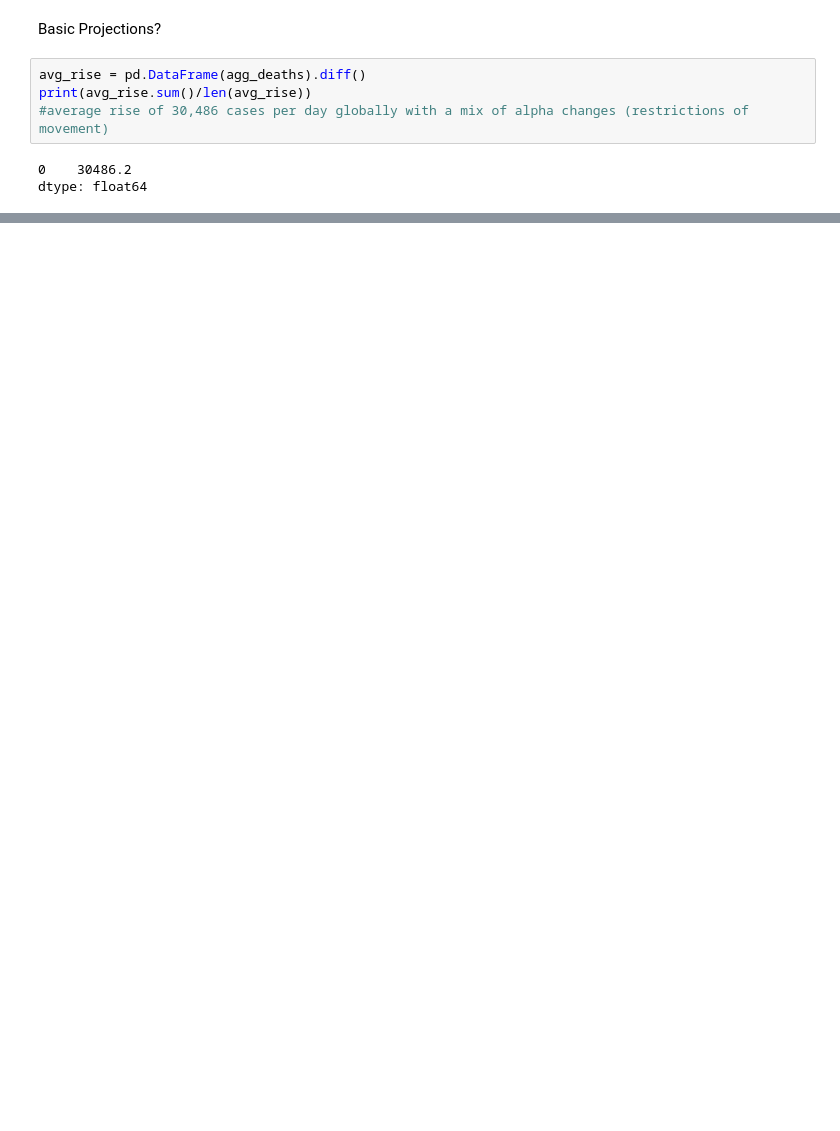
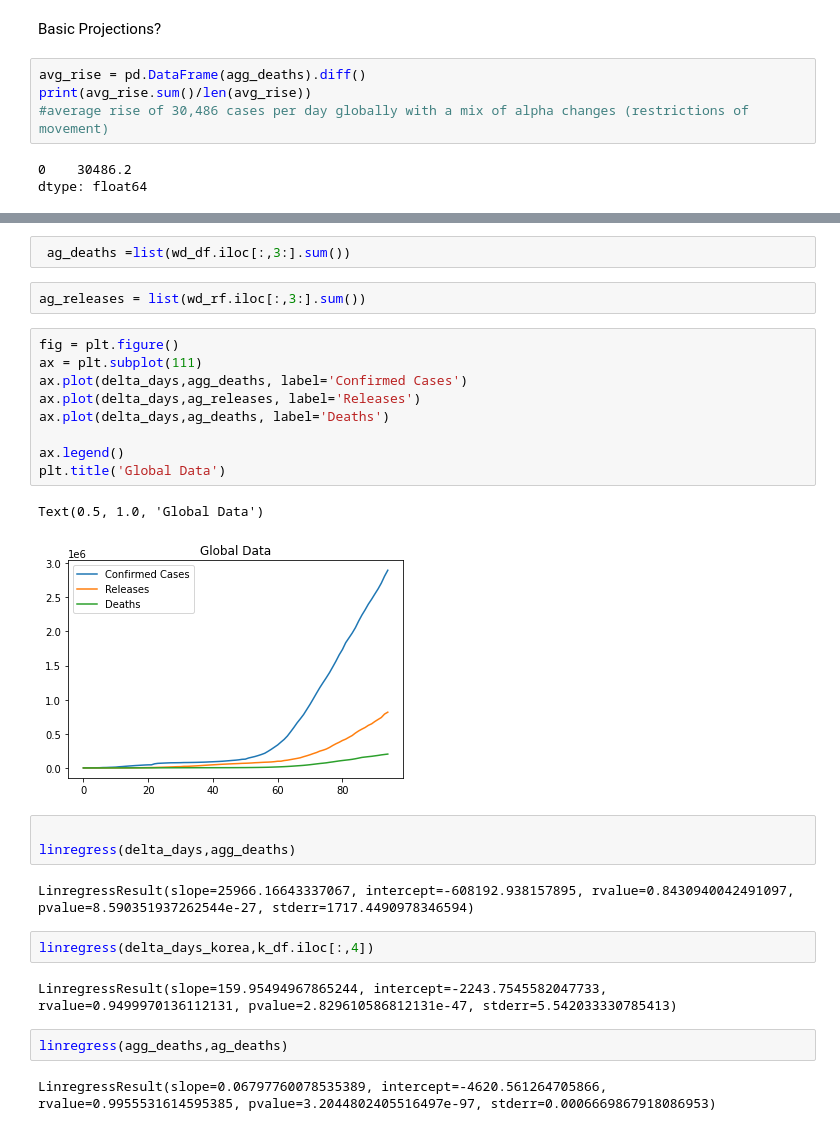
Before and after one commit to RahulBatra065/Report-on-Covid-19, a Jupyter notebook: nb.ipynb, the cells around one changed output, grey strips where cells are left out. Cells and saved outputs as stored; diff of their text form; blank space fills up the shorter version.

```diff
--- a/nb.ipynb
+++ b/nb.ipynb
@@ -133,0 +197,29 @@ theoretically plotting the average rise ignoring the SIR model primarily due to
+# %%
+ ag_deaths =list(wd_df.iloc[:,3:].sum())
+# %%
+ag_releases = list(wd_rf.iloc[:,3:].sum())
+# %%
+fig = plt.figure()
+ax = plt.subplot(111)
+ax.plot(delta_days,agg_deaths, label='Confirmed Cases')
+ax.plot(delta_days,ag_releases, label='Releases')
+ax.plot(delta_days,ag_deaths, label='Deaths')
+
+ax.legend()
+plt.title('Global Data')
+# %% [output]
+Text(0.5, 1.0, 'Global Data')
+[figure, added]
+# %%
+
+linregress(delta_days,agg_deaths)
+# %% [output]
+LinregressResult(slope=25966.16643337067, intercept=-608192.938157895, rvalue=0.8430940042491097, pvalue=8.590351937262544e-27, stderr=1717.4490978346594)
+# %%
+linregress(delta_days_korea,k_df.iloc[:,4])
+# %% [output]
+LinregressResult(slope=159.95494967865244, intercept=-2243.7545582047733, rvalue=0.9499970136112131, pvalue=2.829610586812131e-47, stderr=5.542033330785413)
+# %%
+linregress(agg_deaths,ag_deaths)
+# %% [output]
+LinregressResult(slope=0.06797760078535389, intercept=-4620.561264705866, rvalue=0.9955531614595385, pvalue=3.2044802405516497e-97, stderr=0.0006669867918086953)
```
Also changed, not shown: parts of 14 cells of this notebook, 1 other file.
